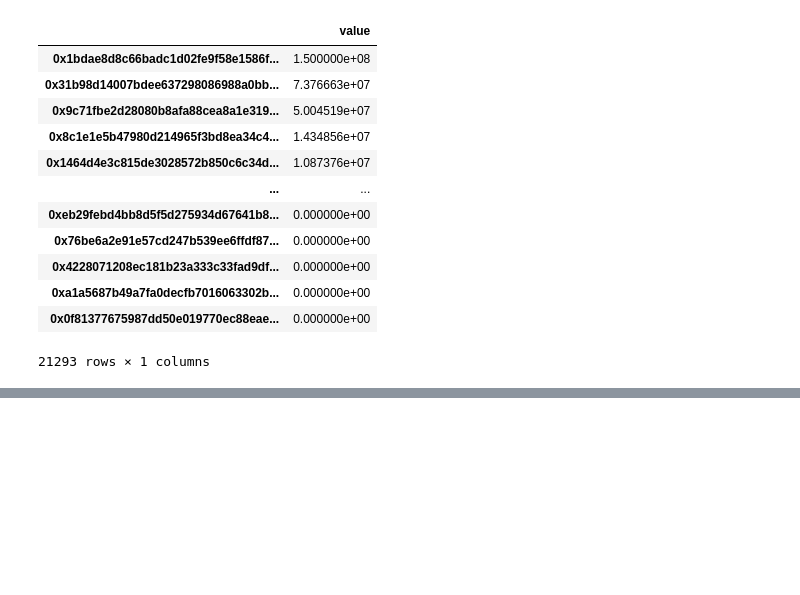
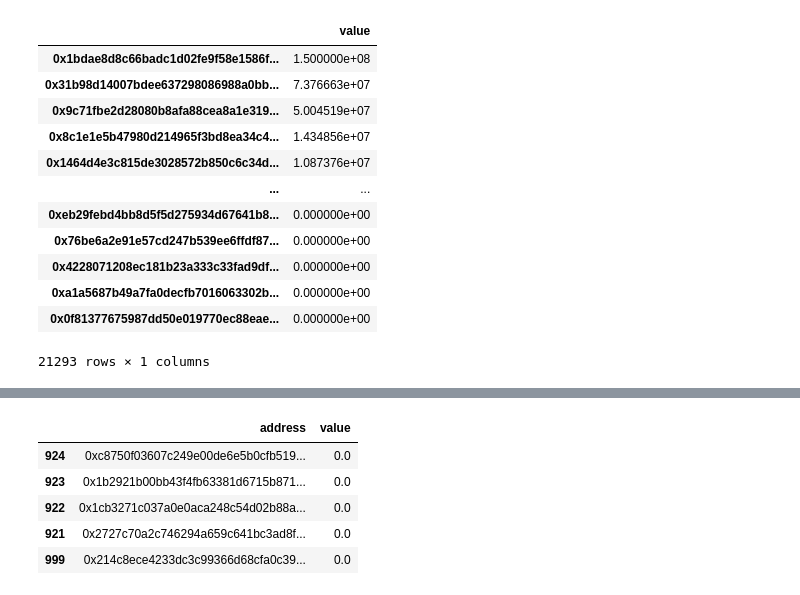
Before and after one commit to peanutprotocol/waterdrop, a Jupyter notebook: playground/rankings.ipynb, the cells around one changed output, grey strips where cells are left out. Saved outputs shown, nothing was run; the diff lists cells and outputs as text; code cells hidden in the pictures; blank space fills up the shorter version.

```diff
--- a/playground/rankings.ipynb
+++ b/playground/rankings.ipynb
@@ -208,0 +220,11 @@ addresses_df
+# %%
+addresses_EOA_df = pd.DataFrame.from_dict({'address': list(addresses_EOA_dict.keys()), 'value': list(addresses_EOA_dict.values())})
+addresses_EOA_df = addresses_EOA_df.sort_values(by="value", ascending=False)
+addresses_EOA_df.tail()
+# %% [output]
+|  | address | value |
+| 924 | 0xc8750f03607c249e00de6e5b0cfb519... | 0.0 |
+| 923 | 0x1b2921b00bb43f4fb63381d6715b871... | 0.0 |
+| 922 | 0x1cb3271c037a0e0aca248c54d02b88a... | 0.0 |
+| 921 | 0x2727c70a2c746294a659c641bc3ad8f... | 0.0 |
+| 999 | 0x214c8ece4233dc3c99366d68cfa0c39... | 0.0 |
```
Also changed, not shown: parts of 8 cells of this notebook, 5 other files.
